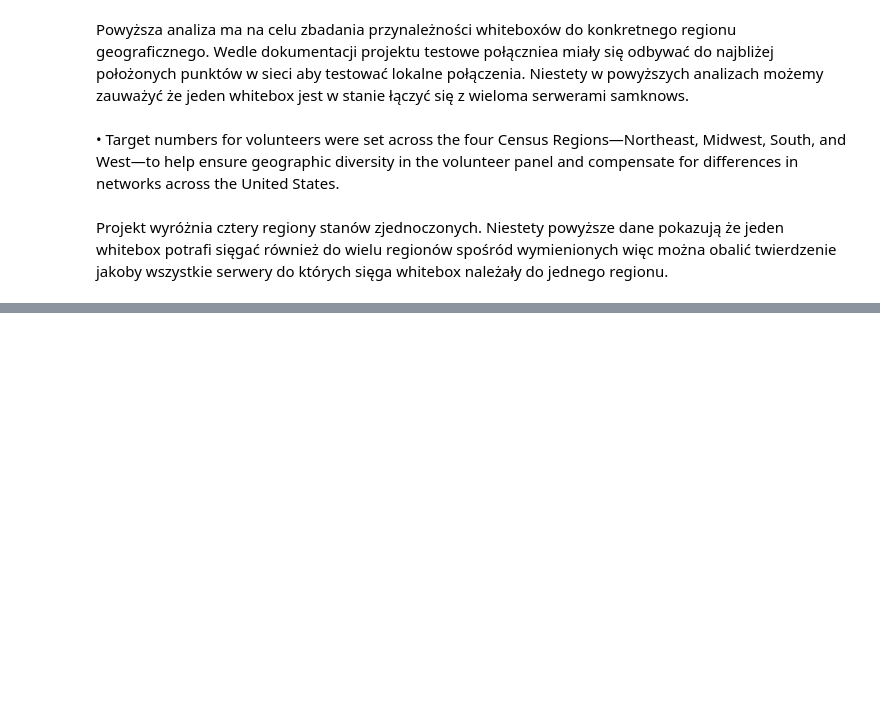
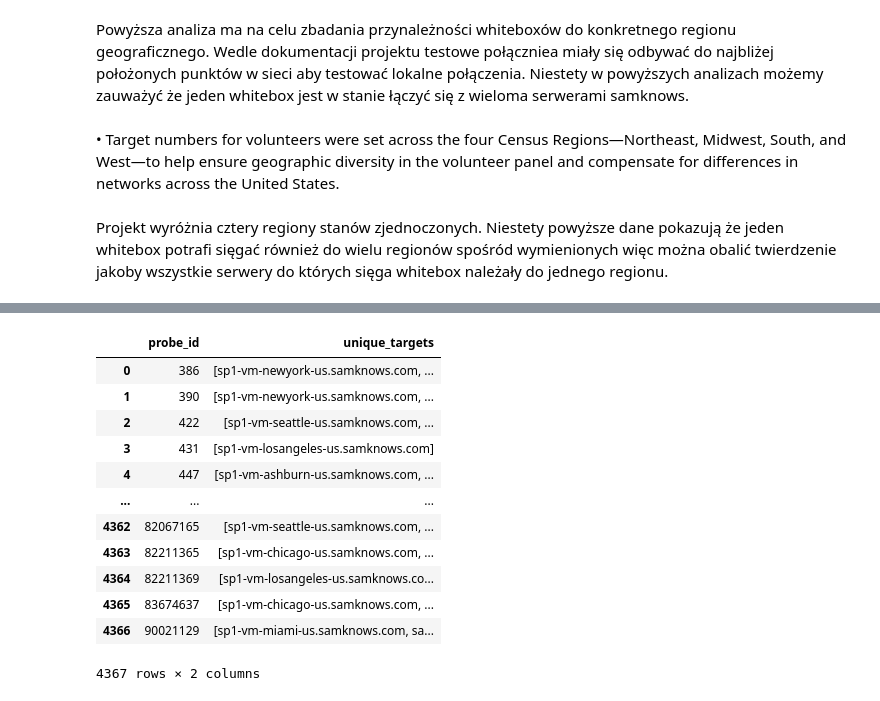
Before and after one commit to Wiarr3/Measuring-Broadcast-US, a Jupyter notebook: notebooks/geolocation-grouping.ipynb, the cells around one changed output, grey strips where cells are left out. Cells and saved outputs as stored; diff of their text form; code cells hidden in the pictures; blank space fills up the shorter version.

```diff
--- a/notebooks/geolocation-grouping.ipynb
+++ b/notebooks/geolocation-grouping.ipynb
@@ -156,0 +170,20 @@ Projekt wyróżnia cztery regiony stanów zjednoczonych. Niestety powyższe dane
+# %%
+targets_per_probe = df.groupby('unit_id')['target'].unique()
+
+targets_per_probe_df = targets_per_probe.reset_index()
+targets_per_probe_df.columns = ['probe_id', 'unique_targets']
+targets_per_probe_df
+# %% [output]
+|  | probe_id | unique_targets |
+| 0 | 386 | [sp1-vm-newyork-us.samknows.com, ... |
+| 1 | 390 | [sp1-vm-newyork-us.samknows.com, ... |
+| 2 | 422 | [sp1-vm-seattle-us.samknows.com, ... |
+| 3 | 431 | [sp1-vm-losangeles-us.samknows.com] |
+| 4 | 447 | [sp1-vm-ashburn-us.samknows.com, ... |
+| ... | ... | ... |
+| 4362 | 82067165 | [sp1-vm-seattle-us.samknows.com, ... |
+| 4363 | 82211365 | [sp1-vm-chicago-us.samknows.com, ... |
+| 4364 | 82211369 | [sp1-vm-losangeles-us.samknows.co... |
+| 4365 | 83674637 | [sp1-vm-chicago-us.samknows.com, ... |
+| 4366 | 90021129 | [sp1-vm-miami-us.samknows.com, sa... |
+4367 rows × 2 columns
```
Also changed, not shown: parts of 16 cells of this notebook.
